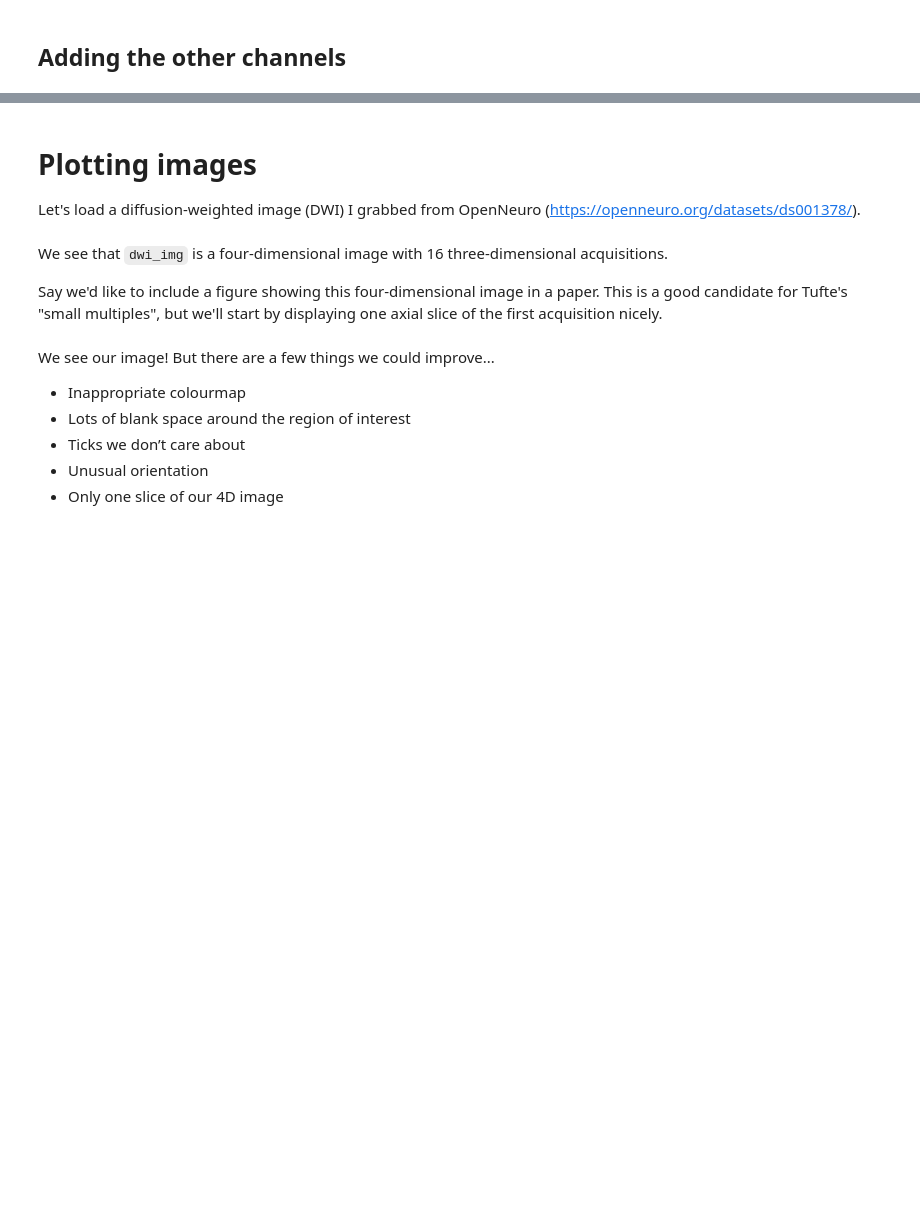
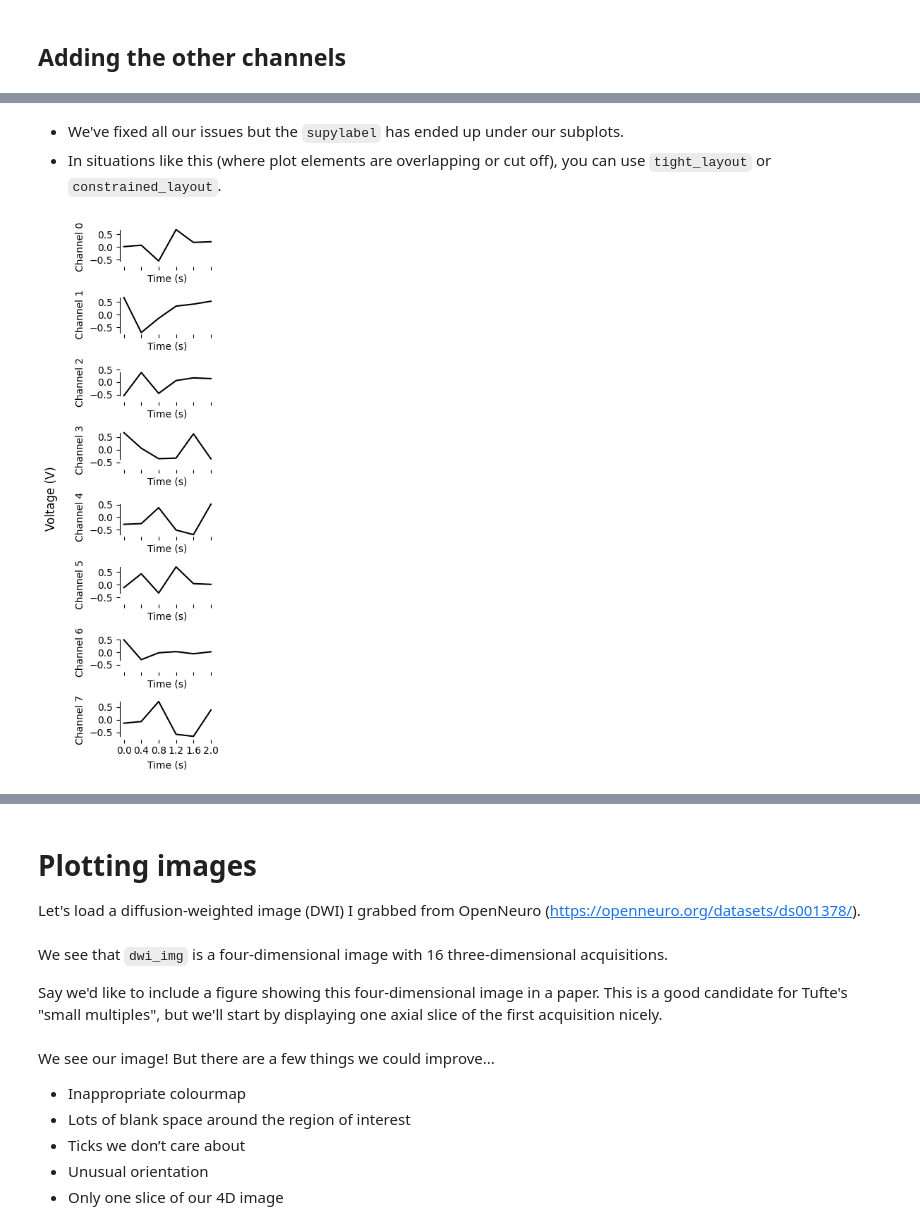
Before and after one commit to tkkuehn/dataviz-tutorial, a Jupyter notebook: matplotlib.ipynb, the cells around one changed output, grey strips where cells are left out. Drawn from its saved outputs; the diff is of its cells as text; code cells hidden in the pictures; blank space fills up the shorter version.

```diff
--- a/matplotlib.ipynb
+++ b/matplotlib.ipynb
@@ -168,0 +195,26 @@ plt.show()
+# %% [markdown]
+- We've fixed all our issues but the `supylabel` has ended up under our subplots.
+- In situations like this (where plot elements are overlapping or cut off), you can use `tight_layout` or `constrained_layout`.
+# %%
+fig, all_ax = plt.subplots(
+    nrows=8,
+    ncols=1,
+    sharex=True,
+    sharey=True,
+    figsize=(2.63, 8),
+    dpi=100,  # lower DPI to be able to see the whole thing
+    layout="tight",
+)
+for idx, ax in enumerate(all_ax):
+    ax.plot(x_data, y_data[:, idx], color="black")  ## Added color arg
+    ax.set_xticks(x_data)
+    ax.spines["right"].set_visible(False)
+    ax.spines["top"].set_visible(False)
+    ax.spines["bottom"].set_visible(False)
+    ax.spines["left"].set_bounds((min(y_data[:, idx]), max(y_data[:, idx])))
+    ax.set_xlabel("Time (s)")
+    ax.set_ylabel(f"Channel {idx}")
+fig.supylabel("Voltage (V)")
+plt.show()
+# %% [output]
+[figure, added]
```
Also changed, not shown: parts of 12 cells of this notebook.
